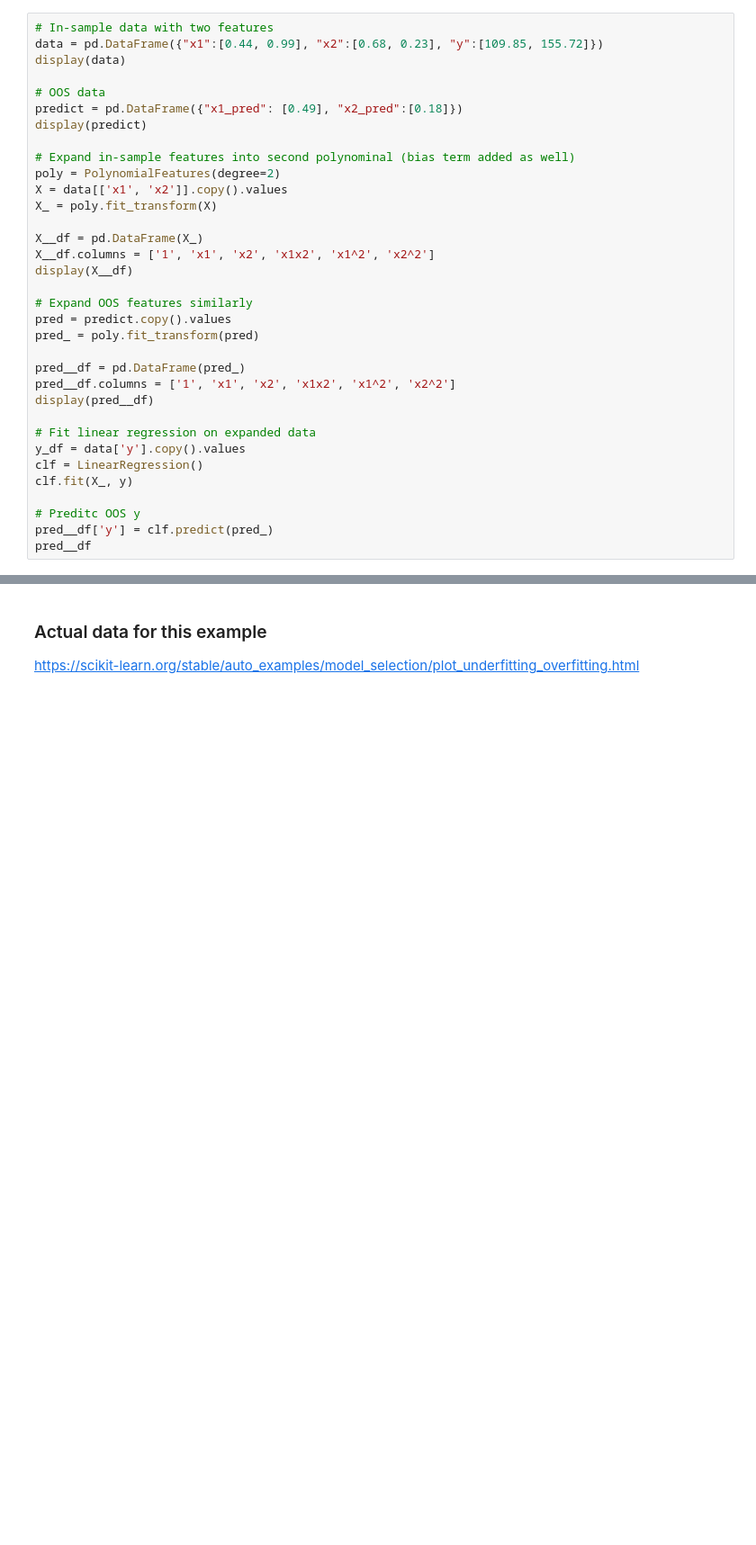
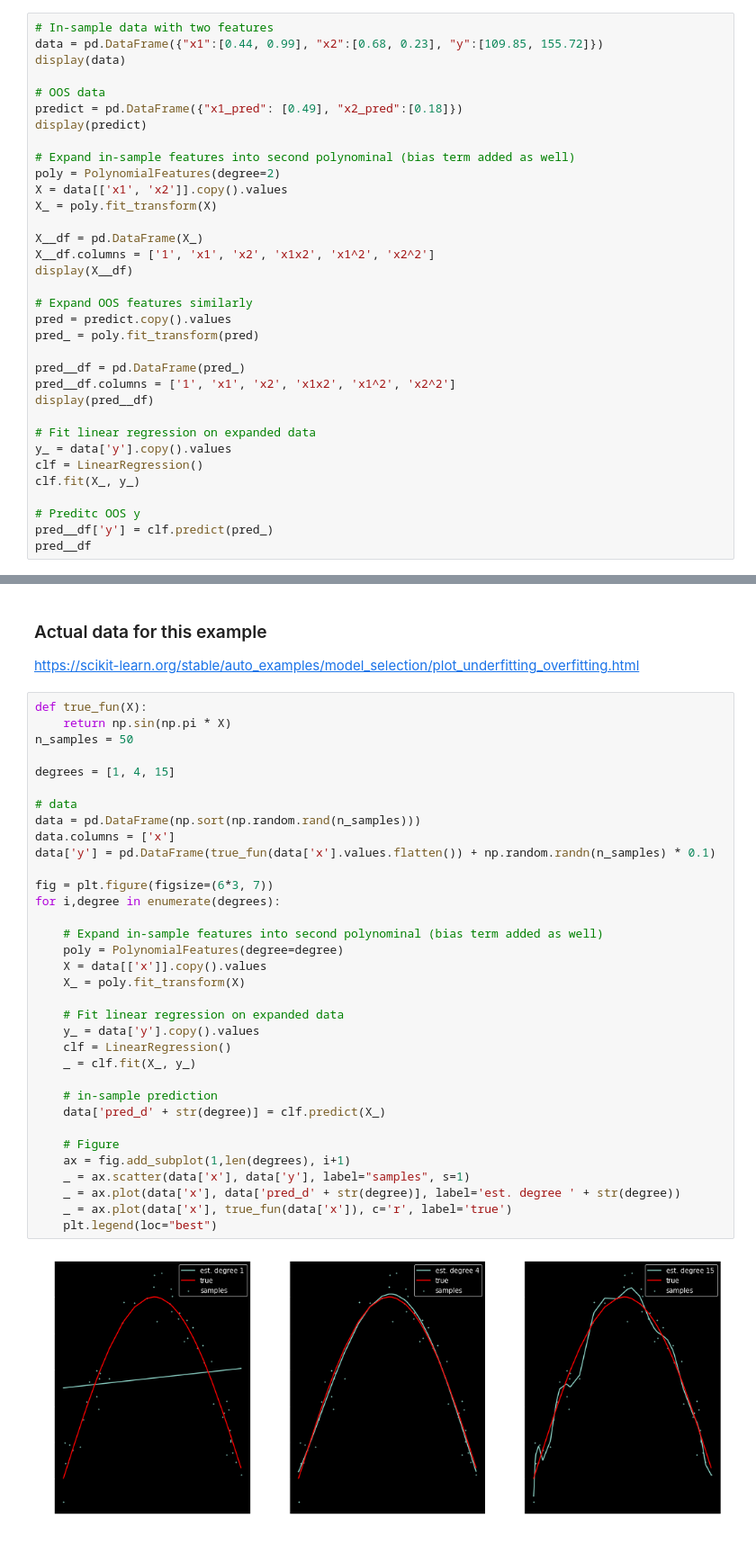
Before and after one commit to NoobQuant/animlib, a Jupyter notebook: projects/econforecast/first_doodles.ipynb, the cells around one changed output, grey strips where cells are left out. Shown at 90% size. Cells and saved outputs as stored; diff of their text form; blank space fills up the shorter version.

Commit message:
first remotely proper data for over/under fit

```diff
--- a/projects/econforecast/first_doodles.ipynb
+++ b/projects/econforecast/first_doodles.ipynb
@@ -168,9 +168,9 @@ pred__df.columns = ['1', 'x1', 'x2', 'x1x2', 'x1^2', 'x2^2']
 display(pred__df)
 
 # Fit linear regression on expanded data
-y_df = data['y'].copy().values
+y_ = data['y'].copy().values
 clf = LinearRegression()
-clf.fit(X_, y)
+clf.fit(X_, y_)
 
 # Preditc OOS y
 pred__df['y'] = clf.predict(pred_)
@@ -191,3 +191,39 @@ pred__df
 # %% [markdown]
 ### Actual data for this example
 https://scikit-learn.org/stable/auto_examples/model_selection/plot_underfitting_overfitting.html
+# %%
+def true_fun(X):
+    return np.sin(np.pi * X)
+n_samples = 50
+
+degrees = [1, 4, 15]
+
+# data
+data = pd.DataFrame(np.sort(np.random.rand(n_samples)))
+data.columns = ['x']
+data['y'] = pd.DataFrame(true_fun(data['x'].values.flatten()) + np.random.randn(n_samples) * 0.1)
+
+fig = plt.figure(figsize=(6*3, 7))
+for i,degree in enumerate(degrees):
+
+    # Expand in-sample features into second polynominal (bias term added as well)
+    poly = PolynomialFeatures(degree=degree)
+    X = data[['x']].copy().values
+    X_ = poly.fit_transform(X)
+
+    # Fit linear regression on expanded data
+    y_ = data['y'].copy().values
+    clf = LinearRegression()
+    _ = clf.fit(X_, y_)
+
+    # in-sample prediction
+    data['pred_d' + str(degree)] = clf.predict(X_)
+
+    # Figure
+    ax = fig.add_subplot(1,len(degrees), i+1)
+    _ = ax.scatter(data['x'], data['y'], label="samples", s=1)
+    _ = ax.plot(data['x'], data['pred_d' + str(degree)], label='est. degree ' + str(degree))
+    _ = ax.plot(data['x'], true_fun(data['x']), c='r', label='true')
+    plt.legend(loc="best")
+# %% [output]
+[figure, added]
```
Also changed, not shown: parts of 1 cell of this notebook.
